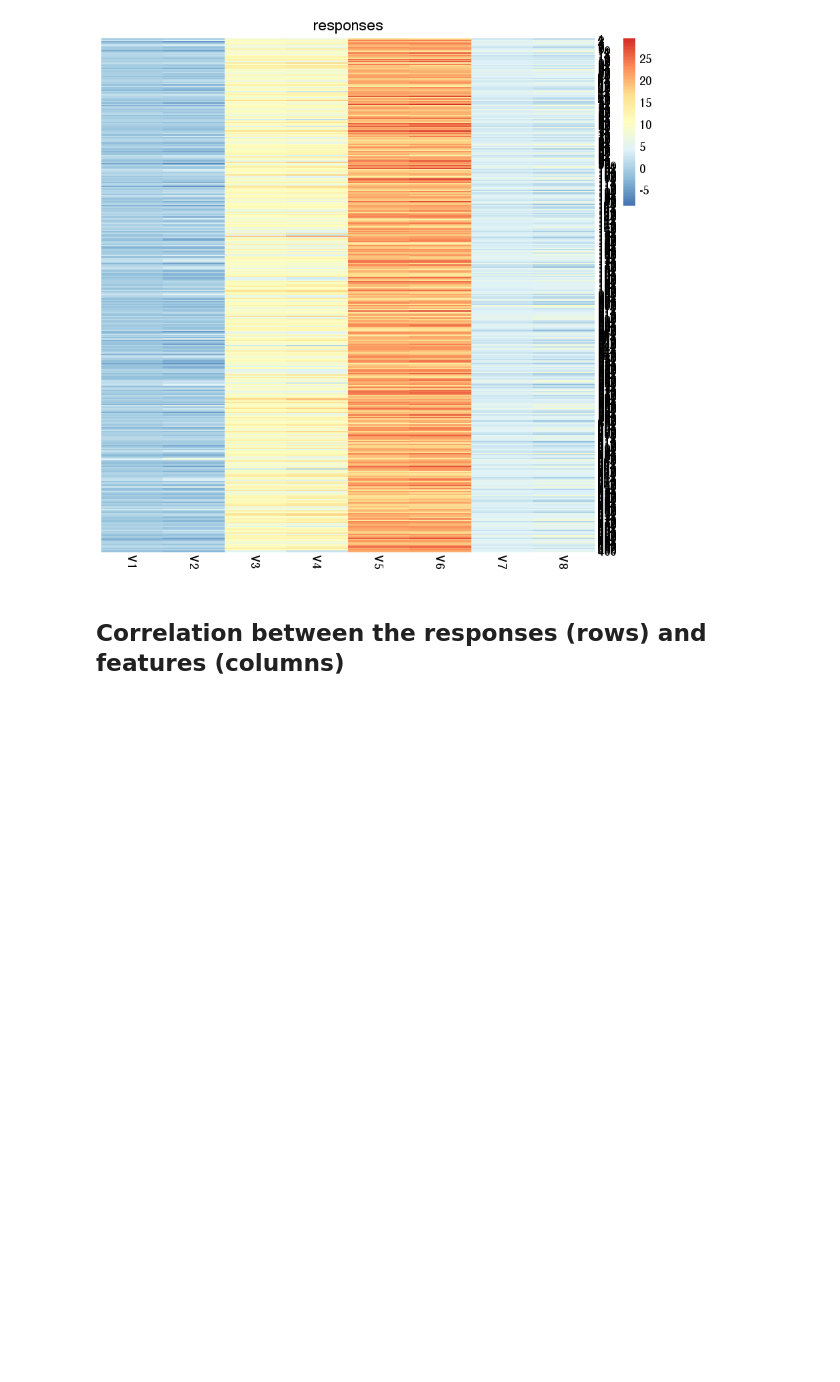
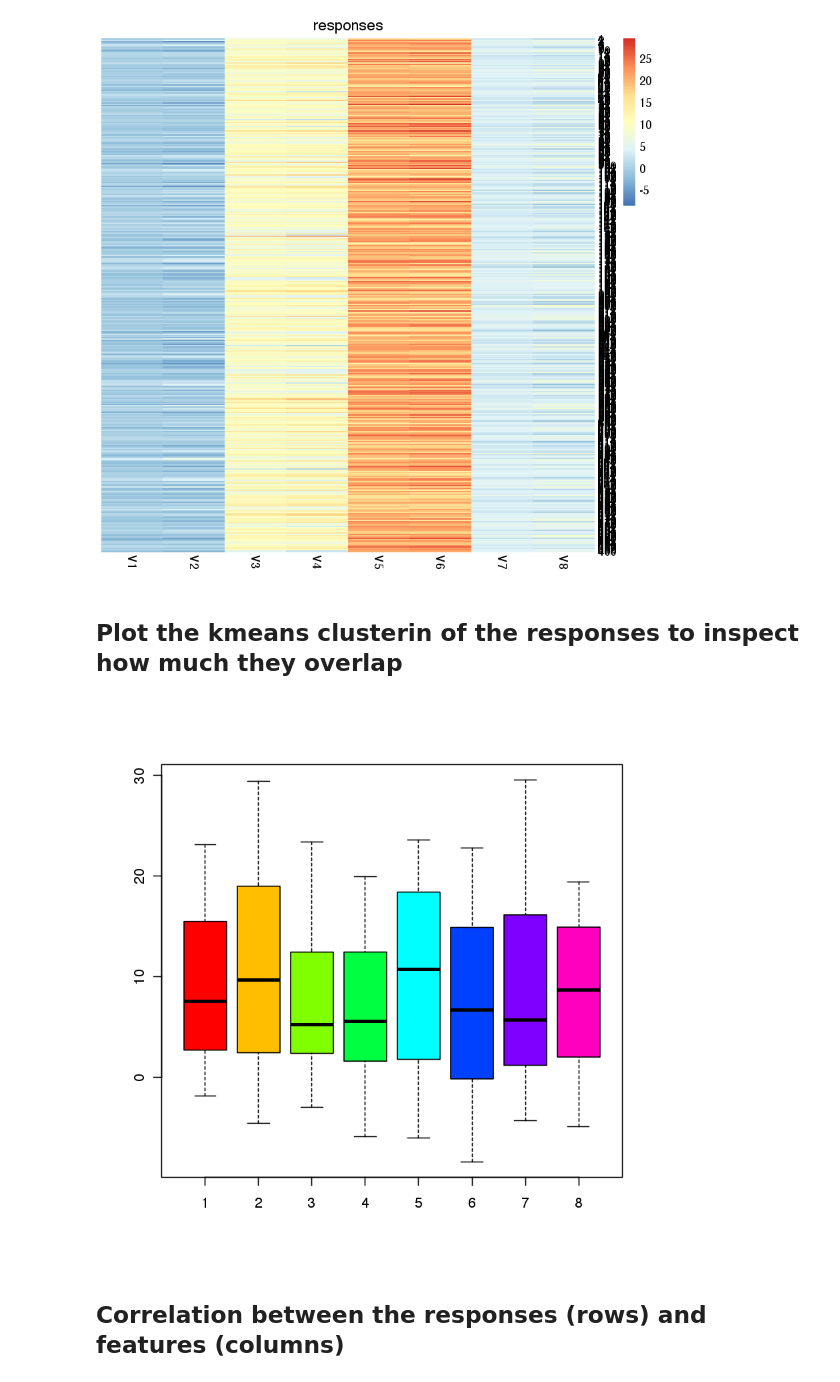
Before and after one commit to fba67/TGMTL, a Jupyter notebook: TGMTL_allSimulations.ipynb, the cells around one changed output. Cells and saved outputs as stored; diff of their text form; code cells hidden in the pictures; blank space fills up the shorter version.

Commit message:
added kmeans clusterin of the responses

```diff
--- a/TGMTL_allSimulations.ipynb
+++ b/TGMTL_allSimulations.ipynb
@@ -38,6 +45,17 @@ pheatmap(y, cluster_rows= F, cluster_cols= F, main= "responses")
 [figure]
 [figure]
 [figure]
+# %% [markdown]
+## Plot the kmeans clusterin of the responses to inspect how much they overlap
+# %%
+kmeans.res <- kmeans(y, center= 8)
+kmeans.clusts <- list()
+for(i in seq(8))
+    kmeans.clusts[[i]] <- as.matrix(y[kmeans.res$cluster == i, ])
+
+boxplot(kmeans.clusts, col= rainbow(length(kmeans.clusts)))
+# %% [output]
+[figure, added]
 # %% [markdown]
 ## Correlation between the responses (rows) and features (columns)
 # %%
```
Also changed, not shown: parts of 7 cells of this notebook.
